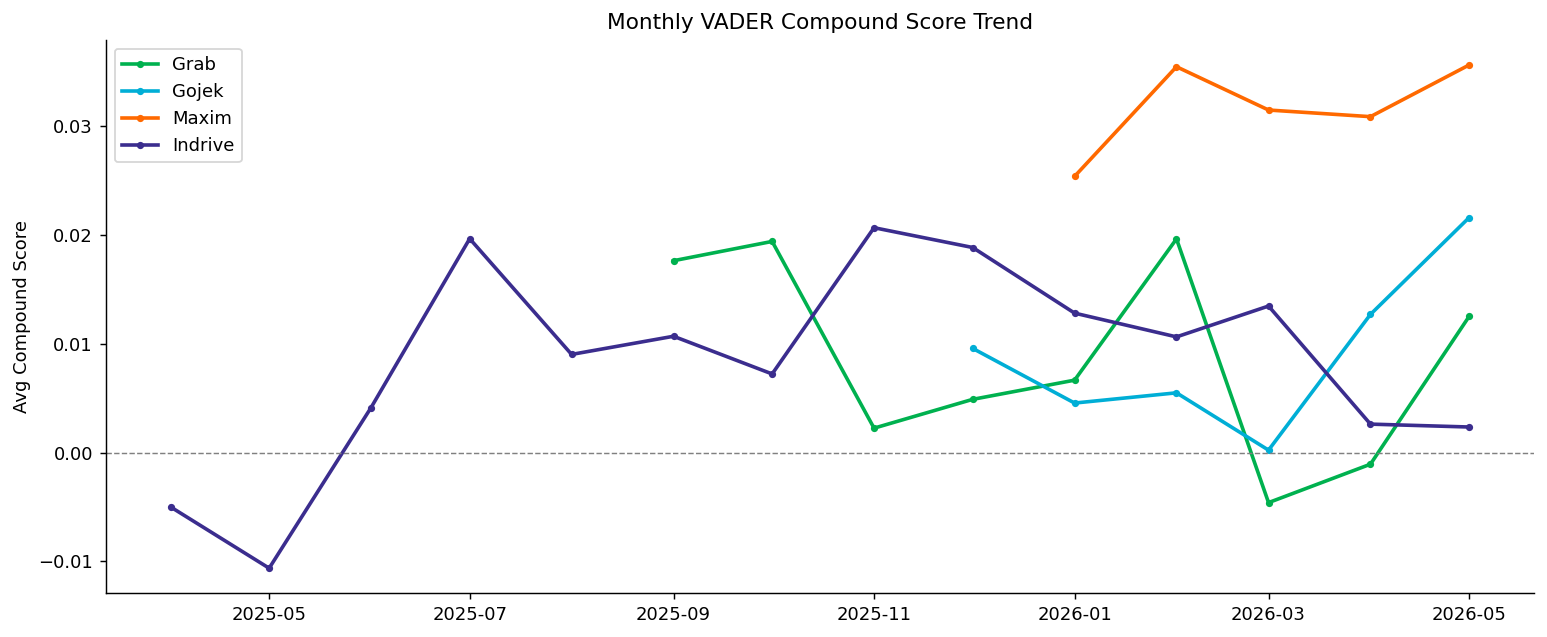
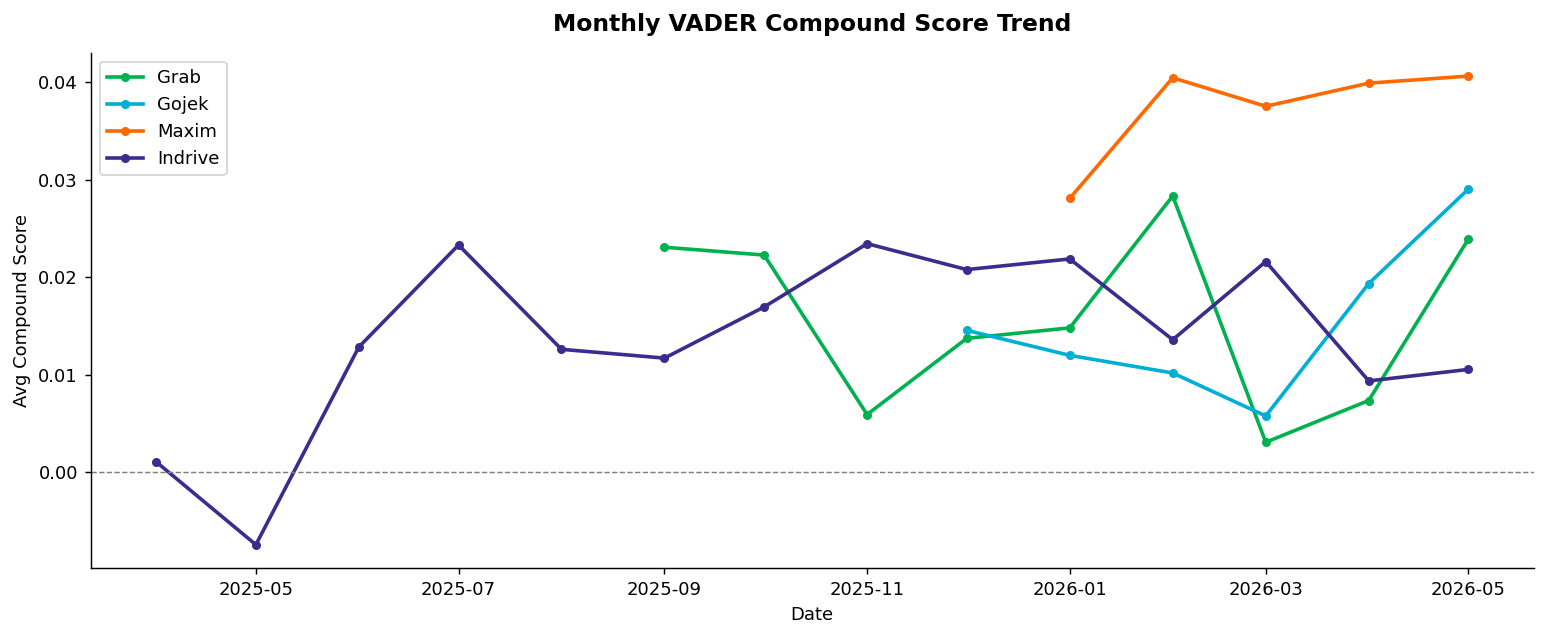
Unified diff of the notebook cell whose output changed from the first chart to the second:
--- before
+++ after
@@ -1,18 +1,29 @@
+# 1. Pastikan kolom 'at' sudah bertipe datetime dan buat kolom baru untuk tahun-bulan
+df['month'] = df['at'].dt.to_period('M')
+
+# 2. Ambil data, lakukan grouping berdasarkan bulan dan platform, lalu hitung rata-rata compound
+# Gunakan .str.capitalize() agar nama platform di index berubah jadi 'Grab', 'Gojek', dst.
+df_grouped = df.groupby(['month', df['platform'].str.capitalize()])['vader_compound'].mean().unstack()
+
+# 3. Ubah index period menjadi format timestamp agar bisa di-plot dengan mulus oleh matplotlib
+monthly_sentiment = df_grouped.to_timestamp()
+
 fig, ax = plt.subplots(figsize=(12, 5))
 
 for p in PLATFORMS:
-    # Ubah 'p' (misal: 'grab') menjadi 'Grab' agar cocok dengan kolom DataFrame
+    # Ubah 'grab' menjadi 'Grab' agar cocok dengan kolom di monthly_sentiment
     p_col = p.capitalize()
     
-    # Cek dan panggil menggunakan p_col
     if p_col in monthly_sentiment.columns:
+        # Gunakan p (huruf kecil) untuk mengambil warna dari PALETTE original Anda
         ax.plot(monthly_sentiment.index, monthly_sentiment[p_col],
-                label=p_col, color=PALETTE[p], linewidth=2, marker="o", markersize=3)
+                label=p_col, color=PALETTE[p], linewidth=2, marker="o", markersize=4)
 
 ax.axhline(0, color="grey", linestyle="--", linewidth=0.8)
-ax.set_title("Monthly VADER Compound Score Trend")
+ax.set_title("Monthly VADER Compound Score Trend", fontsize=13, fontweight='bold', pad=12)
 ax.set_ylabel("Avg Compound Score")
-ax.legend()
+ax.set_xlabel("Date")
+ax.legend(loc="upper left")
 plt.tight_layout()
-# plt.savefig(FIG_DIR / "05_sentiment_trend.png", bbox_inches="tight") # Uncomment jika ingin disimpan
+
 plt.show()

Commit: update to newest readme